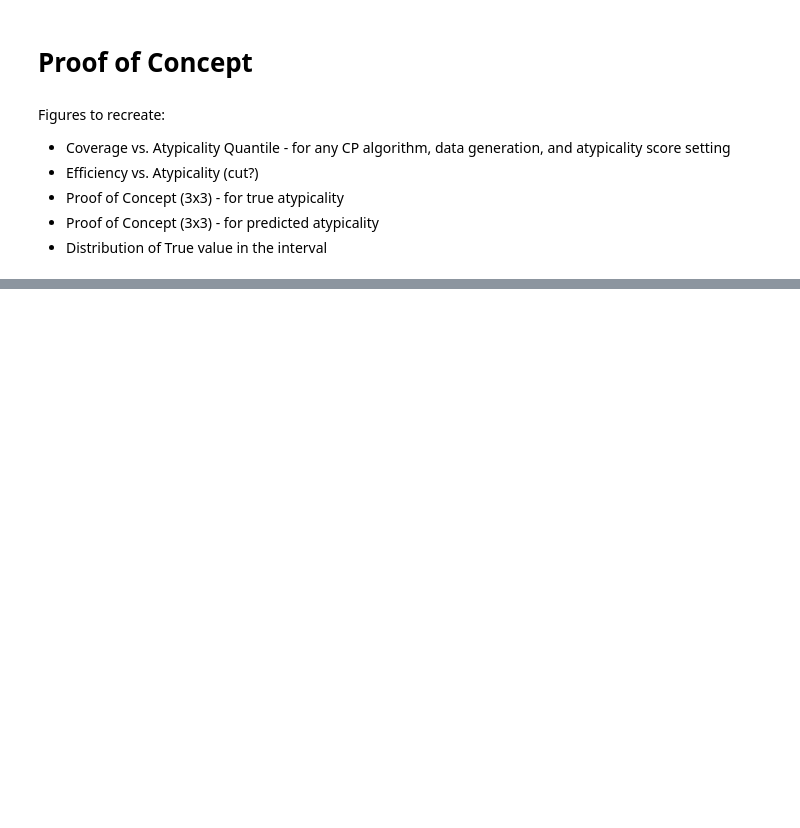
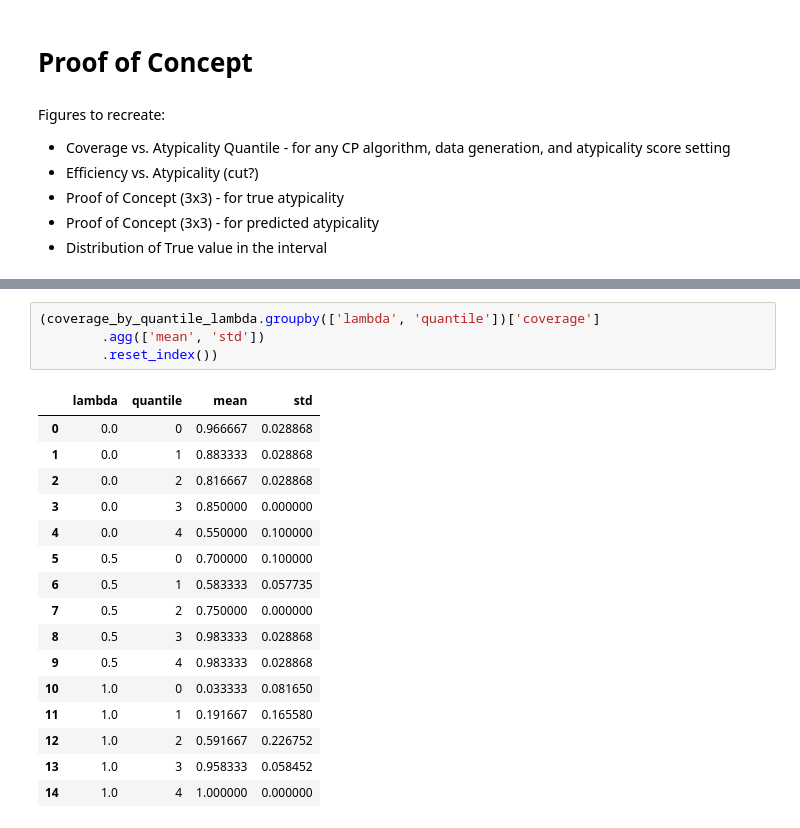
Before and after one commit to audtree/extending-atypicality, a Jupyter notebook: notebooks/proof-of-concept.ipynb, the cells around one changed output, grey strips where cells are left out. Saved outputs shown, nothing was run; the diff lists cells and outputs as text; blank space fills up the shorter version.

```diff
--- a/notebooks/proof-of-concept.ipynb
+++ b/notebooks/proof-of-concept.ipynb
@@ -49,0 +55,21 @@ all_results['log_joint_mvn_score_lam1'][0]
+# %%
+(coverage_by_quantile_lambda.groupby(['lambda', 'quantile'])['coverage']
+        .agg(['mean', 'std'])
+        .reset_index())
+# %% [output]
+|  | lambda | quantile | mean | std |
+| 0 | 0.0 | 0 | 0.966667 | 0.028868 |
+| 1 | 0.0 | 1 | 0.883333 | 0.028868 |
+| 2 | 0.0 | 2 | 0.816667 | 0.028868 |
+| 3 | 0.0 | 3 | 0.850000 | 0.000000 |
+| 4 | 0.0 | 4 | 0.550000 | 0.100000 |
+| 5 | 0.5 | 0 | 0.700000 | 0.100000 |
+| 6 | 0.5 | 1 | 0.583333 | 0.057735 |
+| 7 | 0.5 | 2 | 0.750000 | 0.000000 |
+| 8 | 0.5 | 3 | 0.983333 | 0.028868 |
+| 9 | 0.5 | 4 | 0.983333 | 0.028868 |
+| 10 | 1.0 | 0 | 0.033333 | 0.081650 |
+| 11 | 1.0 | 1 | 0.191667 | 0.165580 |
+| 12 | 1.0 | 2 | 0.591667 | 0.226752 |
+| 13 | 1.0 | 3 | 0.958333 | 0.058452 |
+| 14 | 1.0 | 4 | 1.000000 | 0.000000 |
```
Also changed, not shown: parts of 6 cells of this notebook, 4 other files.
